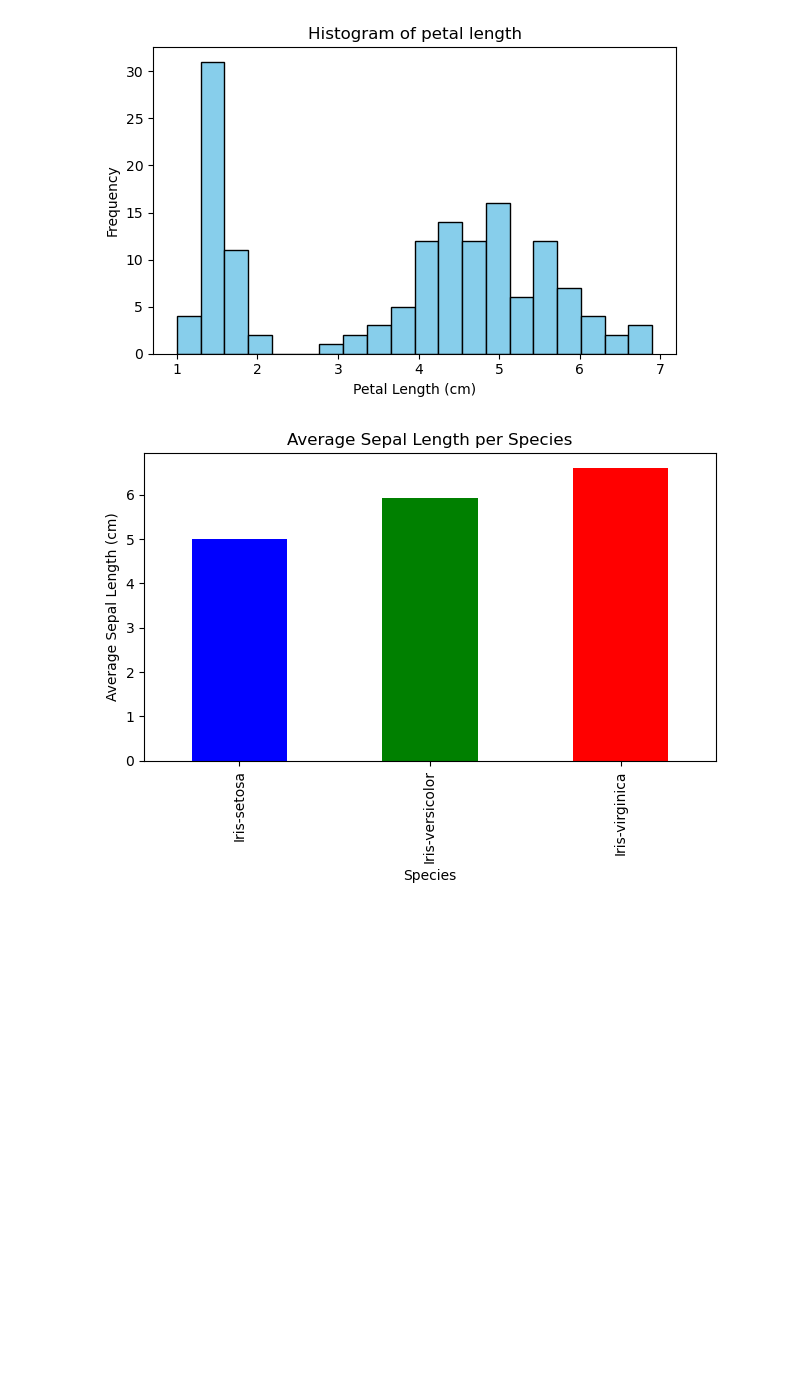
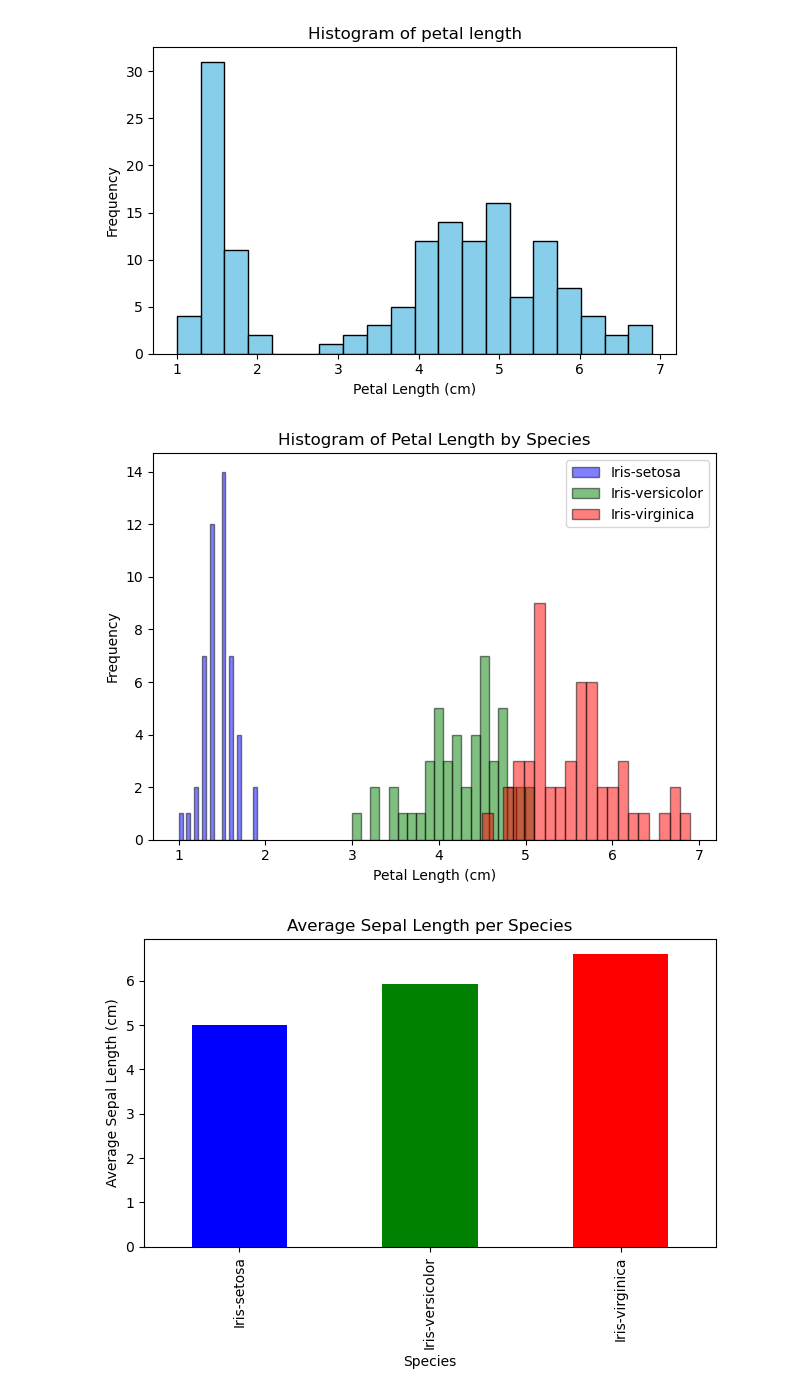
Before and after one commit to MashfikaJahan/iris_dataset_group3, a Jupyter notebook: iris_notebook.ipynb, the cells around one changed output. Cells and saved outputs as stored; diff of their text form; code cells hidden in the pictures; blank space fills up the shorter version.

Commit message:
Histogram and Reflection markdown added

```diff
--- a/iris_notebook.ipynb
+++ b/iris_notebook.ipynb
@@ -293,6 +315,23 @@ plt.savefig("Petal_Histogram.png", dpi=300, bbox_inches='tight')
 plt.show()
 # %% [output]
 [figure]
+# %%
+#Histogram petal lengths per species
+
+colors = {'Iris-setosa':'blue', 'Iris-versicolor':'green', 'Iris-virginica':'red'}
+
+for species, group in df.groupby('Species'):
+    plt.hist(group['Petal_Length'], bins=20, alpha=0.5, label=species, color=colors[species], edgecolor='black')
+
+plt.title("Histogram of Petal Length by Species")
+plt.xlabel("Petal Length (cm)")
+plt.ylabel("Frequency")
+plt.legend()
+plt.tight_layout()
+plt.savefig("Petal_Length_Per_Species_Histogram.png", dpi=300, bbox_inches='tight')
+plt.show()
+# %% [output]
+[figure, added]
 # %%
 #Bar chart for average sepal length by species
 avg_sepal = df.groupby('Species')['Sepal_Length'].mean()
```
Also changed, not shown: parts of 10 cells of this notebook, 1 other file.
